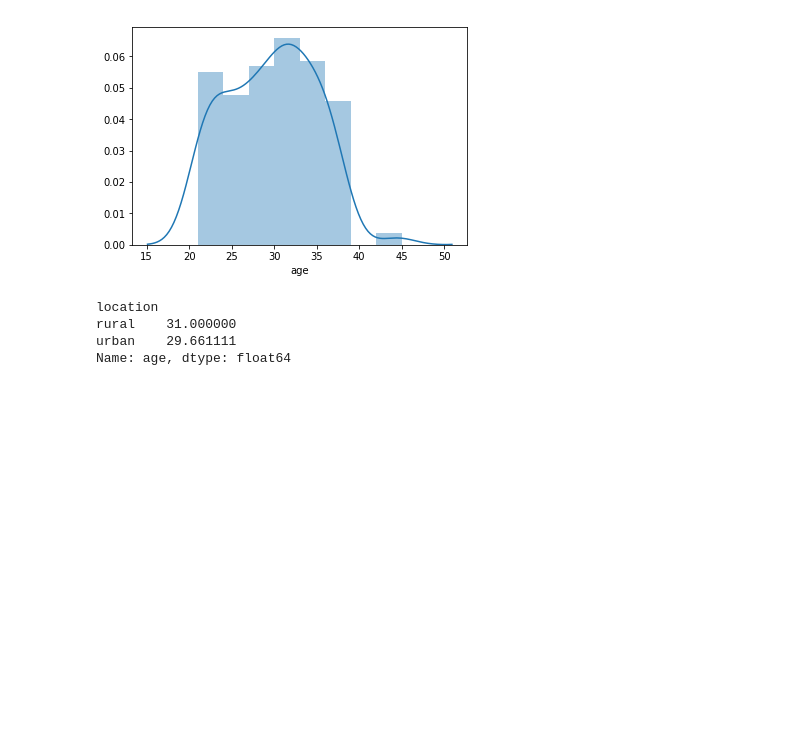
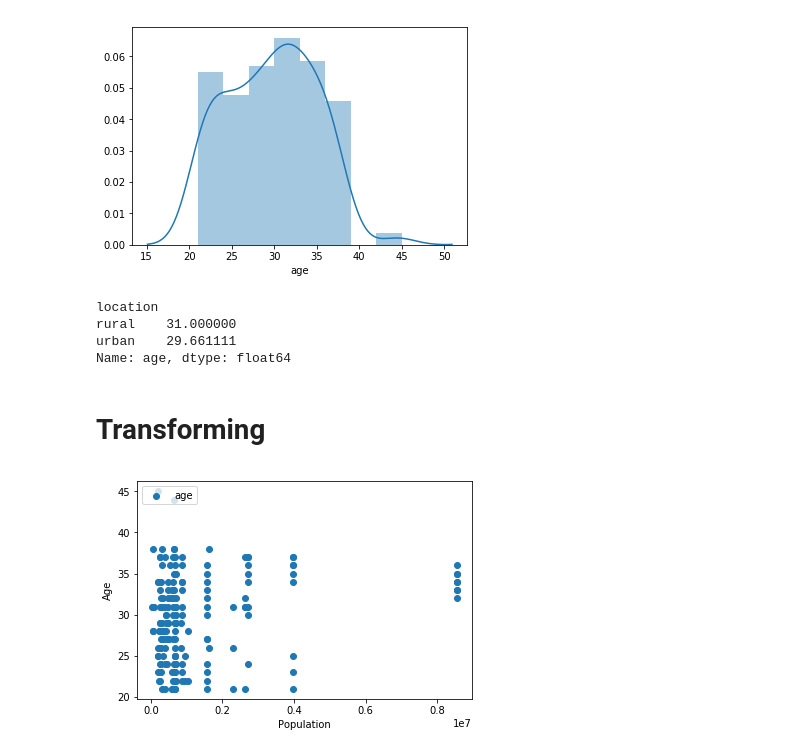
Before and after one commit to cynthiahuallanca/PythonTraining, a Jupyter notebook: Urban versus Rural - Education and Age Trends/UrbanVsRural.ipynb, the cells around one changed output. Drawn from its saved outputs; the diff is of its cells as text; code cells hidden in the pictures; blank space fills up the shorter version.

Commit message:
Scatter

```diff
--- a/Urban versus Rural - Education and Age Trends/UrbanVsRural.ipynb
+++ b/Urban versus Rural - Education and Age Trends/UrbanVsRural.ipynb
@@ -159,3 +159,17 @@ location
 rural    31.000000
 urban    29.661111
 Name: age, dtype: float64
+# %% [markdown]
+# Transforming
+# %%
+# Graph the population to age as a scatterplot
+
+x = new_df["population_proper"]
+y = new_df["age"]
+
+plt.scatter(x,y)
+plt.xlabel("Population")
+plt.ylabel("Age")
+plt.show()
+# %% [output]
+[figure, added]
```
Also changed, not shown: parts of 3 cells of this notebook.
